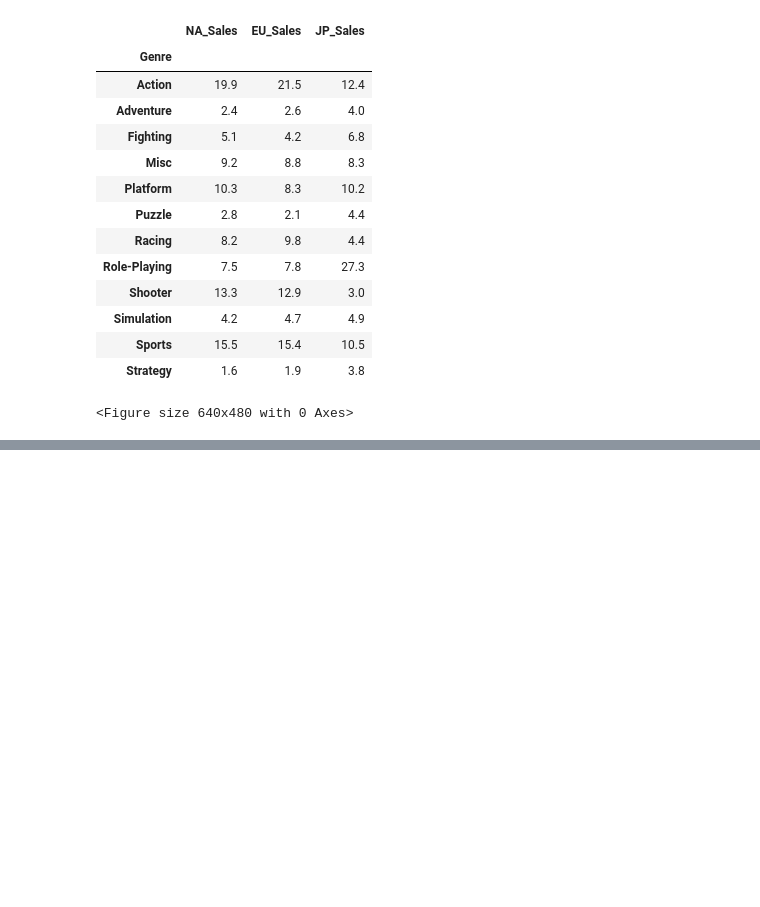
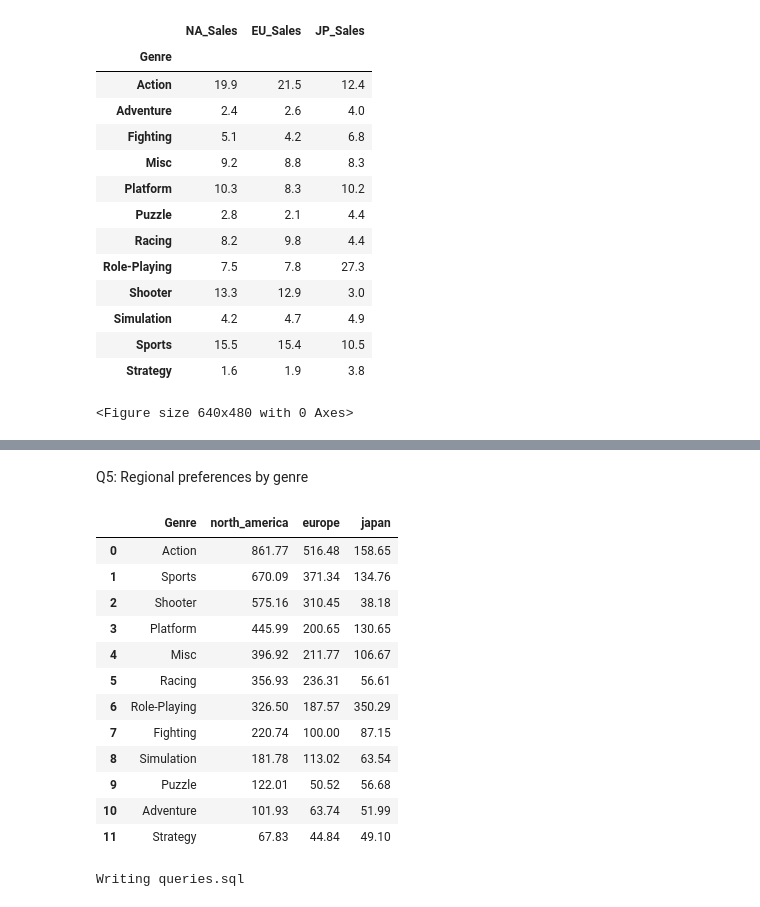
Before and after one commit to Amary754/gaming-analysis, a Jupyter notebook: analysis.ipynb, the cells around one changed output, grey strips where cells are left out. Cells and saved outputs as stored; diff of their text form; code cells hidden in the pictures; blank space fills up the shorter version.

```diff
--- a/analysis.ipynb
+++ b/analysis.ipynb
@@ -222,0 +340,54 @@ plt.show()
+# %% [markdown]
+Q5: Regional preferences by genre
+# %%
+q5 = """
+SELECT Genre,
+       ROUND(SUM(NA_Sales), 2) AS north_america,
+       ROUND(SUM(EU_Sales), 2) AS europe,
+       ROUND(SUM(JP_Sales), 2) AS japan
+FROM games
+GROUP BY Genre
+ORDER BY north_america DESC;
+"""
+# %%
+pd.read_sql_query(q5, conn)
+# %% [output]
+|  | Genre | north_america | europe | japan |
+| 0 | Action | 861.77 | 516.48 | 158.65 |
+| 1 | Sports | 670.09 | 371.34 | 134.76 |
+| 2 | Shooter | 575.16 | 310.45 | 38.18 |
+| 3 | Platform | 445.99 | 200.65 | 130.65 |
+| 4 | Misc | 396.92 | 211.77 | 106.67 |
+| 5 | Racing | 356.93 | 236.31 | 56.61 |
+| 6 | Role-Playing | 326.50 | 187.57 | 350.29 |
+| 7 | Fighting | 220.74 | 100.00 | 87.15 |
+| 8 | Simulation | 181.78 | 113.02 | 63.54 |
+| 9 | Puzzle | 122.01 | 50.52 | 56.68 |
+| 10 | Adventure | 101.93 | 63.74 | 51.99 |
+| 11 | Strategy | 67.83 | 44.84 | 49.10 |
+# %%
+%%writefile queries.sql
+-- Q1: Top genres by global sales
+SELECT Genre,
+       ROUND(SUM(Global_Sales), 2) AS total_sales,
+       COUNT(*) AS num_games
+FROM games
+GROUP BY Genre
+ORDER BY total_sales DESC;
+
+-- Q2: Sales by year
+SELECT Year,
+       ROUND(SUM(Global_Sales), 2) AS total_sales
+FROM games
+GROUP BY Year
+ORDER BY Year;
+
+-- Q3: Top 10 platforms
+SELECT Platform,
+       ROUND(SUM(Global_Sales), 2) AS total_sales
+FROM games
+GROUP BY Platform
+ORDER BY total_sales DESC
+LIMIT 10;
+# %% [output]
+Writing queries.sql
```
Also changed, not shown: parts of 12 cells of this notebook.
